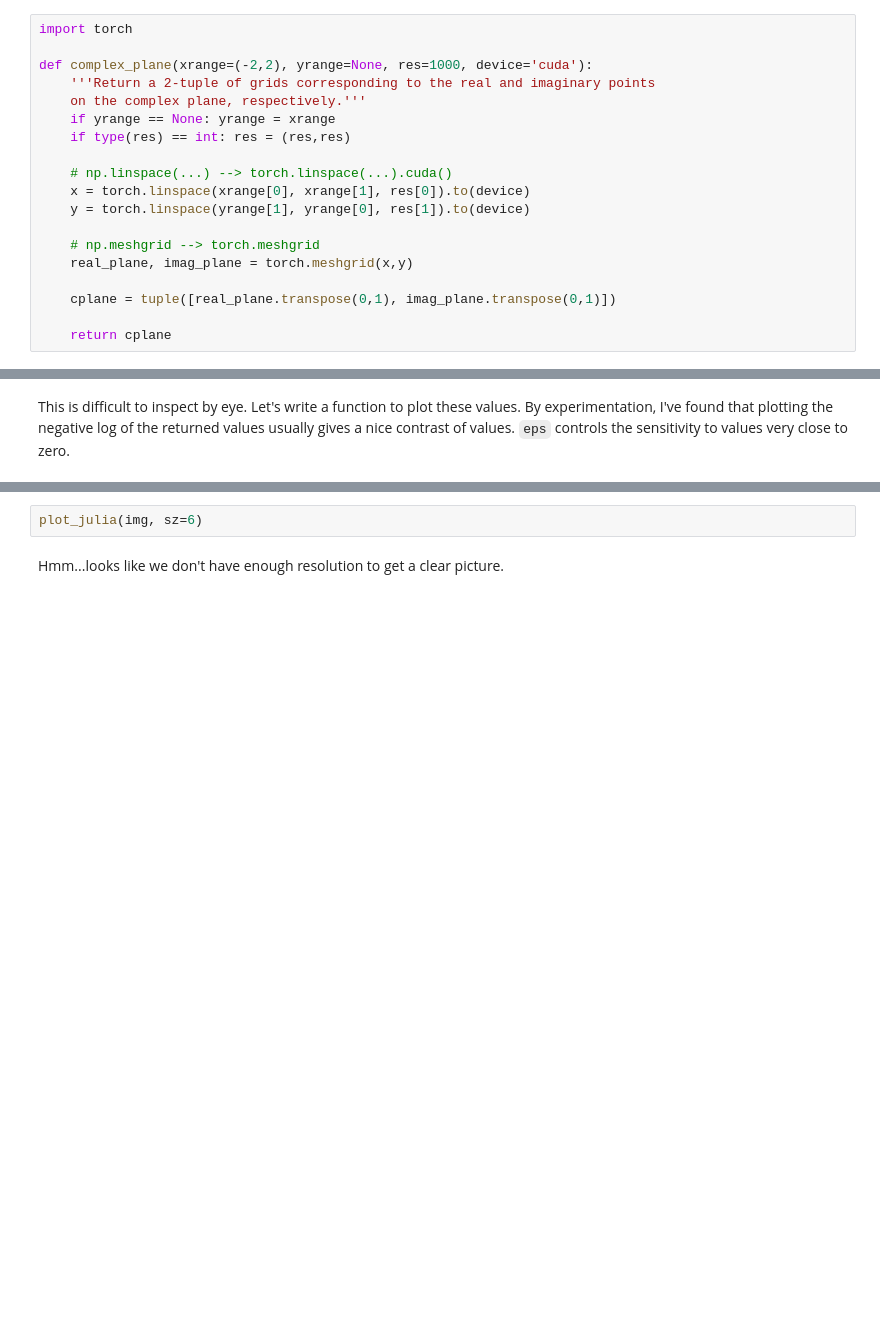
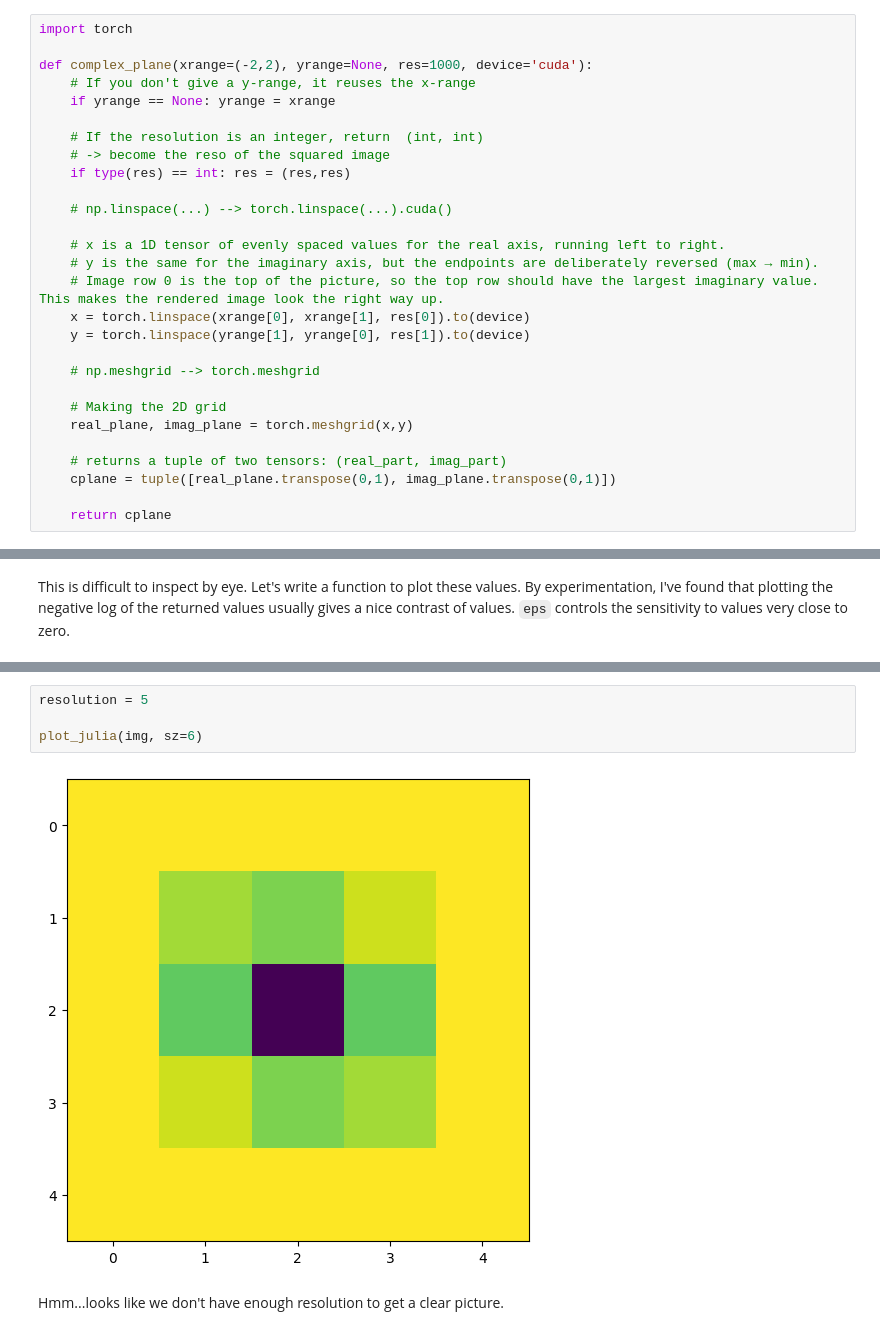
Before and after one commit to duyhung-tran/Lab-2, a Jupyter notebook: lab_fractals.ipynb, the cells around one changed output, grey strips where cells are left out. Cells and saved outputs as stored; diff of their text form; blank space fills up the shorter version.

```diff
--- a/lab_fractals.ipynb
+++ b/lab_fractals.ipynb
@@ -63,18 +83,27 @@ This fully specifies our complex plane. Let's create this with PyTorch:
 import torch
 
 def complex_plane(xrange=(-2,2), yrange=None, res=1000, device='cuda'):
-    '''Return a 2-tuple of grids corresponding to the real and imaginary points
-    on the complex plane, respectively.'''
+    # If you don't give a y-range, it reuses the x-range
     if yrange == None: yrange = xrange
+
+    # If the resolution is an integer, return  (int, int)
+    # -> become the reso of the squared image
     if type(res) == int: res = (res,res)
 
     # np.linspace(...) --> torch.linspace(...).cuda()
+
+    # x is a 1D tensor of evenly spaced values for the real axis, running left to right.
+    # y is the same for the imaginary axis, but the endpoints are deliberately reversed (max → min).
+    # Image row 0 is the top of the picture, so the top row should have the largest imaginary value. This makes the rendered image look the right way up.
     x = torch.linspace(xrange[0], xrange[1], res[0]).to(device)
     y = torch.linspace(yrange[1], yrange[0], res[1]).to(device)
 
     # np.meshgrid --> torch.meshgrid
+
+    # Making the 2D grid
     real_plane, imag_plane = torch.meshgrid(x,y)
 
+    # returns a tuple of two tensors: (real_part, imag_part)
     cplane = tuple([real_plane.transpose(0,1), imag_plane.transpose(0,1)])
 
     return cplane
@@ -165,7 +218,11 @@ def plot_julia(julia_img, sz=16, eps=.1):
     plt.imshow(img)
     plt.show()
 # %%
+resolution = 5
+
 plot_julia(img, sz=6)
+# %% [output]
+[figure, added]
 # %% [markdown]
 Hmm...looks like we don't have enough resolution to get a clear picture.
 # %%
```
Also changed, not shown: parts of 11 cells of this notebook.
